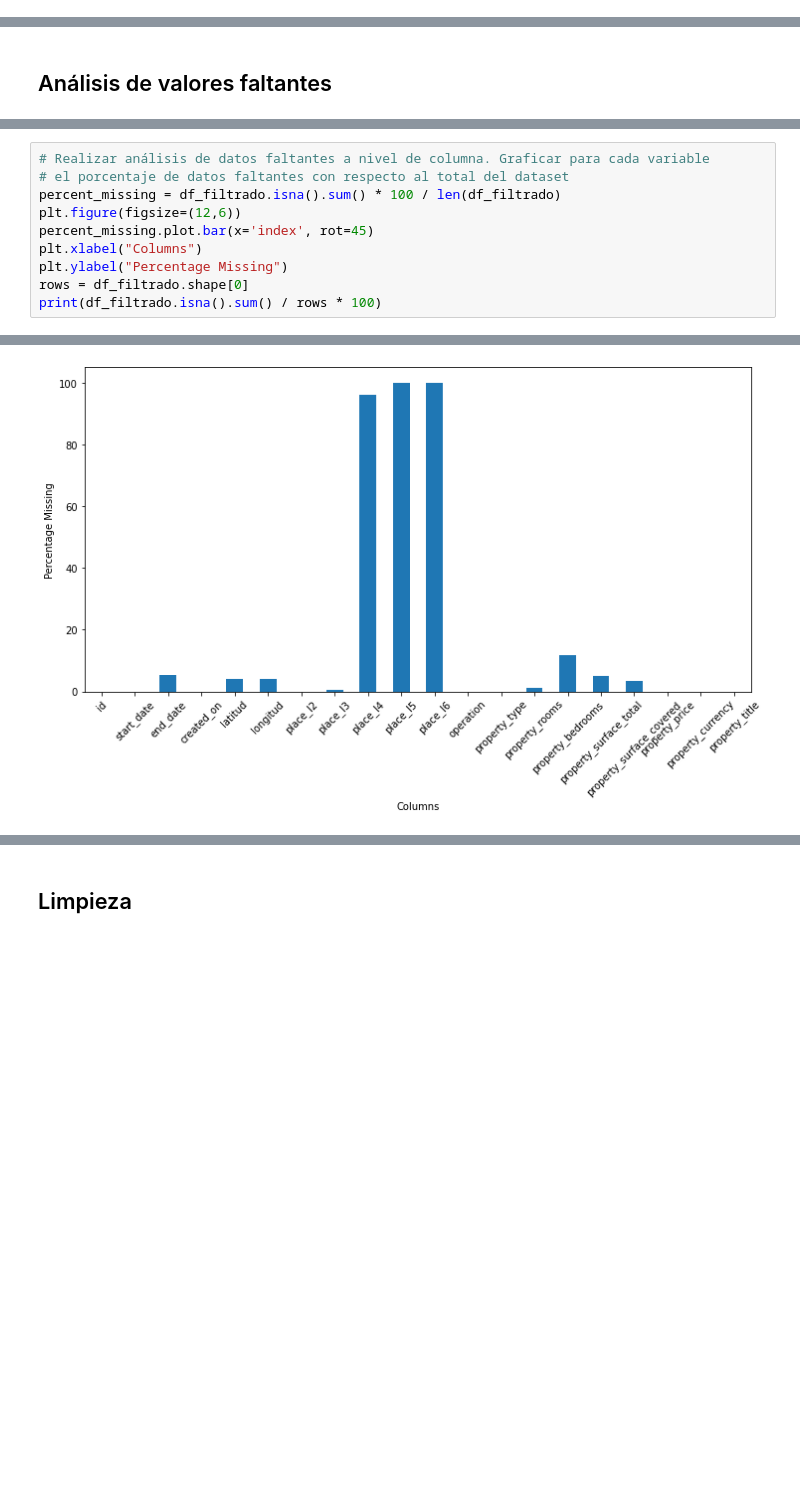
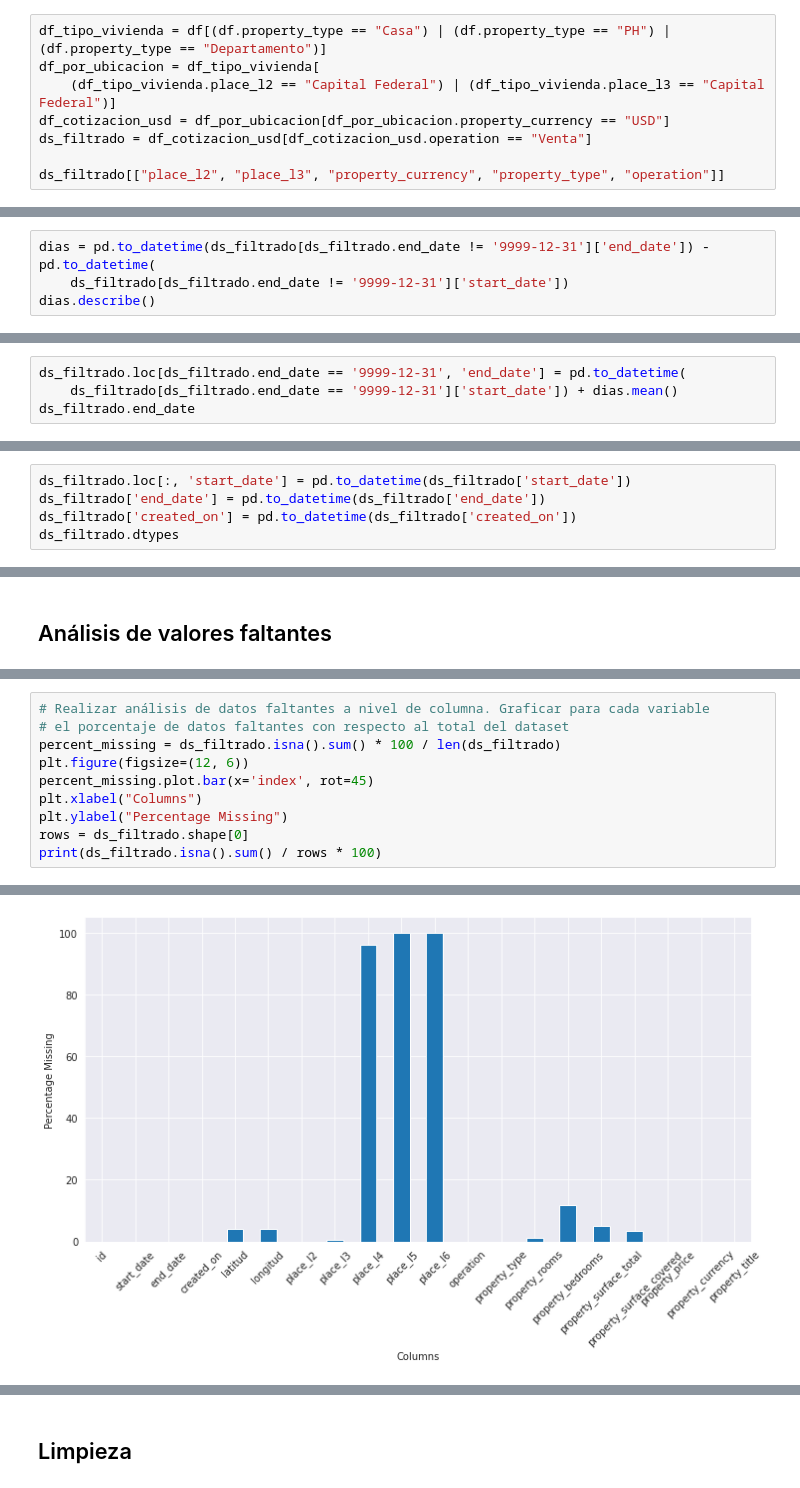
Before and after one commit to Naza26/7506R-2C2022-GRUPO01, a Jupyter notebook: 7506R_TP1_GRUPO1_ENTREGA.ipynb, the cells around one changed output, grey strips where cells are left out. Cells and saved outputs as stored; diff of their text form; blank space fills up the shorter version.

```diff
--- a/7506R_TP1_GRUPO1_ENTREGA.ipynb
+++ b/7506R_TP1_GRUPO1_ENTREGA.ipynb
@@ -83,0 +95,8 @@ memory usage: 70.2+ MB
+# %%
+df_tipo_vivienda = df[(df.property_type == "Casa") | (df.property_type == "PH") | (df.property_type == "Departamento")]
+df_por_ubicacion = df_tipo_vivienda[
+    (df_tipo_vivienda.place_l2 == "Capital Federal") | (df_tipo_vivienda.place_l3 == "Capital Federal")]
+df_cotizacion_usd = df_por_ubicacion[df_por_ubicacion.property_currency == "USD"]
+ds_filtrado = df_cotizacion_usd[df_cotizacion_usd.operation == "Venta"]
+
+ds_filtrado[["place_l2", "place_l3", "property_currency", "property_type", "operation"]]
@@ -184,0 +225,4 @@ dtype: object
+# %%
+dias = pd.to_datetime(ds_filtrado[ds_filtrado.end_date != '9999-12-31']['end_date']) - pd.to_datetime(
+    ds_filtrado[ds_filtrado.end_date != '9999-12-31']['start_date'])
+dias.describe()
@@ -184,0 +241,4 @@ dtype: object
+# %%
+ds_filtrado.loc[ds_filtrado.end_date == '9999-12-31', 'end_date'] = pd.to_datetime(
+    ds_filtrado[ds_filtrado.end_date == '9999-12-31']['start_date']) + dias.mean()
+ds_filtrado.end_date
@@ -184,0 +262,5 @@ dtype: object
+# %%
+ds_filtrado.loc[:, 'start_date'] = pd.to_datetime(ds_filtrado['start_date'])
+ds_filtrado['end_date'] = pd.to_datetime(ds_filtrado['end_date'])
+ds_filtrado['created_on'] = pd.to_datetime(ds_filtrado['created_on'])
+ds_filtrado.dtypes
@@ -286,13 +374,13 @@ sns.heatmap(quantitative_dataset.corr(),annot=True)
 # %%
 # Realizar análisis de datos faltantes a nivel de columna. Graficar para cada variable
 # el porcentaje de datos faltantes con respecto al total del dataset
-percent_missing = df_filtrado.isna().sum() * 100 / len(df_filtrado)
-plt.figure(figsize=(12,6))
+percent_missing = ds_filtrado.isna().sum() * 100 / len(ds_filtrado)
+plt.figure(figsize=(12, 6))
 percent_missing.plot.bar(x='index', rot=45)
 plt.xlabel("Columns")
 plt.ylabel("Percentage Missing")
-rows = df_filtrado.shape[0]
-print(df_filtrado.isna().sum() / rows * 100)
+rows = ds_filtrado.shape[0]
+print(ds_filtrado.isna().sum() / rows * 100)
 # %% [output]
 id                            0.000000
 start_date                    0.000000
@@ -300,15 +388,15 @@ end_date                      5.348598
 created_on                    0.000000
 latitud                       3.957602
 longitud                      3.957602
 place_l2                      0.000000
 place_l3                      0.442445
 place_l4                     96.134707
 place_l5                    100.000000
 place_l6                    100.000000
 operation                     0.000000
 ... (5 lines left out)
 property_price                0.000000
 property_currency             0.000000
 property_title                0.000000
 dtype: float64
-[figure, old version]
+[figure, new version]
```
Also changed, not shown: parts of 70 cells of this notebook.
